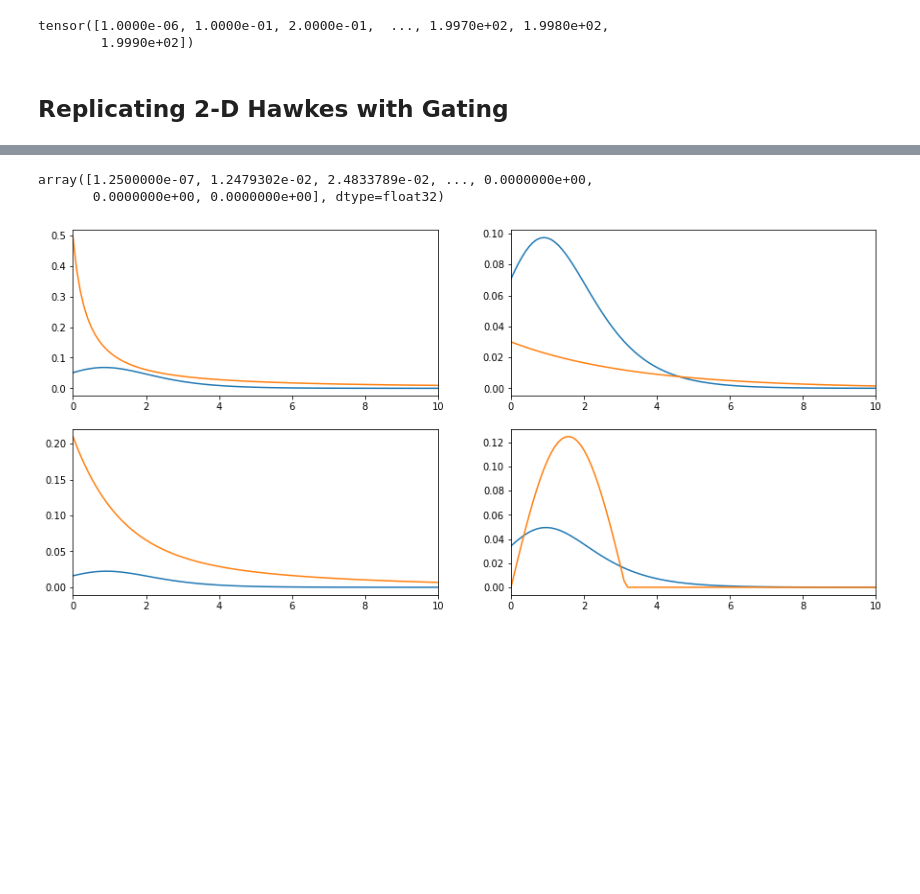
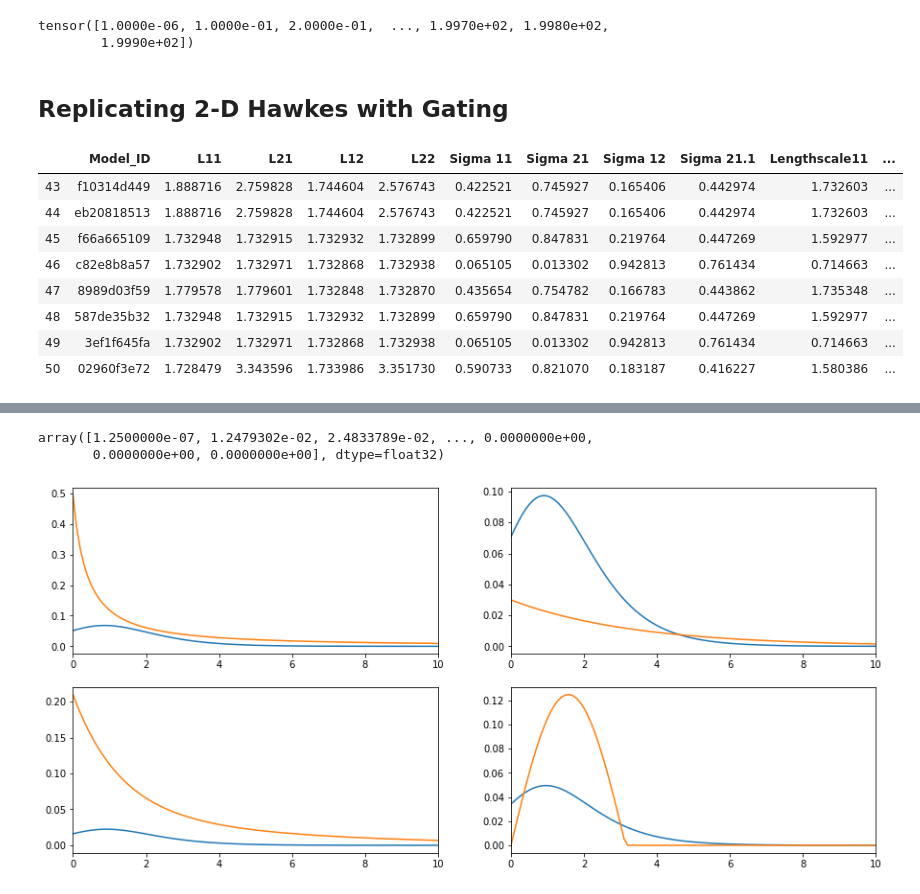
Before and after one commit to yamacisik/gated_kernel_tpp, a Jupyter notebook: kernel_fuctions_experiments.ipynb, the cells around one changed output, grey strips where cells are left out. Saved outputs shown, nothing was run; the diff lists cells and outputs as text; code cells hidden in the pictures; blank space fills up the shorter version.

```diff
--- a/kernel_fuctions_experiments.ipynb
+++ b/kernel_fuctions_experiments.ipynb
@@ -642 +667,14 @@ tensor([1.0000e-06, 1.0000e-01, 2.0000e-01,  ..., 1.9970e+02, 1.9980e+02,
+# %%
+params = pd.read_csv('learned_params_2.csv')
+params.tail(8)
+# %% [output]
+|  | Model_ID | L11 | L21 | L12 | L22 | Sigma 11 | Sigma 21 | Sigma 12 | Sigma 21.1 | Lengthscale11 | ... |
+| 43 | f10314d449 | 1.888716 | 2.759828 | 1.744604 | 2.576743 | 0.422521 | 0.745927 | 0.165406 | 0.442974 | 1.732603 | ... |
+| 44 | eb20818513 | 1.888716 | 2.759828 | 1.744604 | 2.576743 | 0.422521 | 0.745927 | 0.165406 | 0.442974 | 1.732603 | ... |
+| 45 | f66a665109 | 1.732948 | 1.732915 | 1.732932 | 1.732899 | 0.659790 | 0.847831 | 0.219764 | 0.447269 | 1.592977 | ... |
+| 46 | c82e8b8a57 | 1.732902 | 1.732971 | 1.732868 | 1.732938 | 0.065105 | 0.013302 | 0.942813 | 0.761434 | 0.714663 | ... |
+| 47 | 8989d03f59 | 1.779578 | 1.779601 | 1.732848 | 1.732870 | 0.435654 | 0.754782 | 0.166783 | 0.443862 | 1.735348 | ... |
+| 48 | 587de35b32 | 1.732948 | 1.732915 | 1.732932 | 1.732899 | 0.659790 | 0.847831 | 0.219764 | 0.447269 | 1.592977 | ... |
+| 49 | 3ef1f645fa | 1.732902 | 1.732971 | 1.732868 | 1.732938 | 0.065105 | 0.013302 | 0.942813 | 0.761434 | 0.714663 | ... |
+| 50 | 02960f3e72 | 1.728479 | 3.343596 | 1.733986 | 3.351730 | 0.590733 | 0.821070 | 0.183187 | 0.416227 | 1.580386 | ... |
 # %%
```
Also changed, not shown: parts of 4 cells of this notebook, 2 other files.
